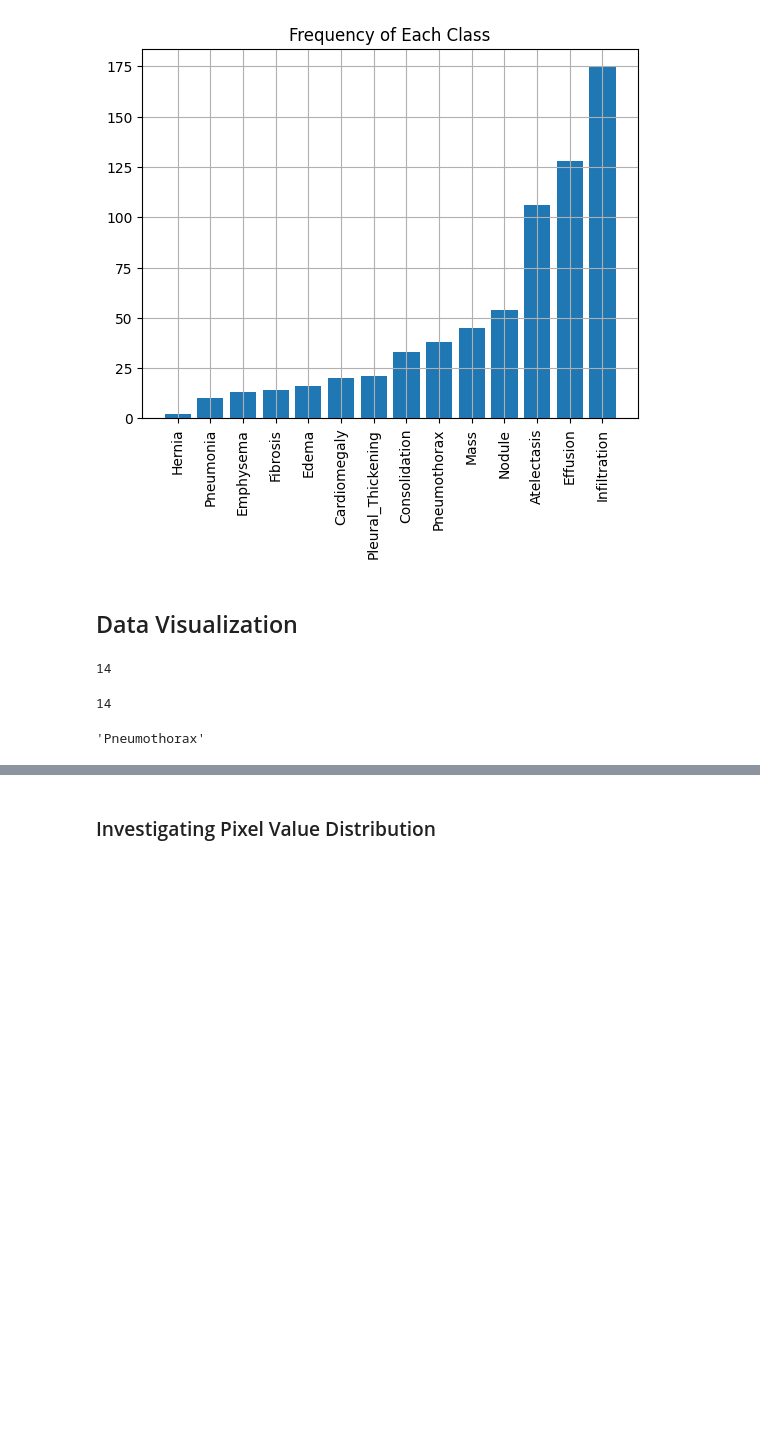
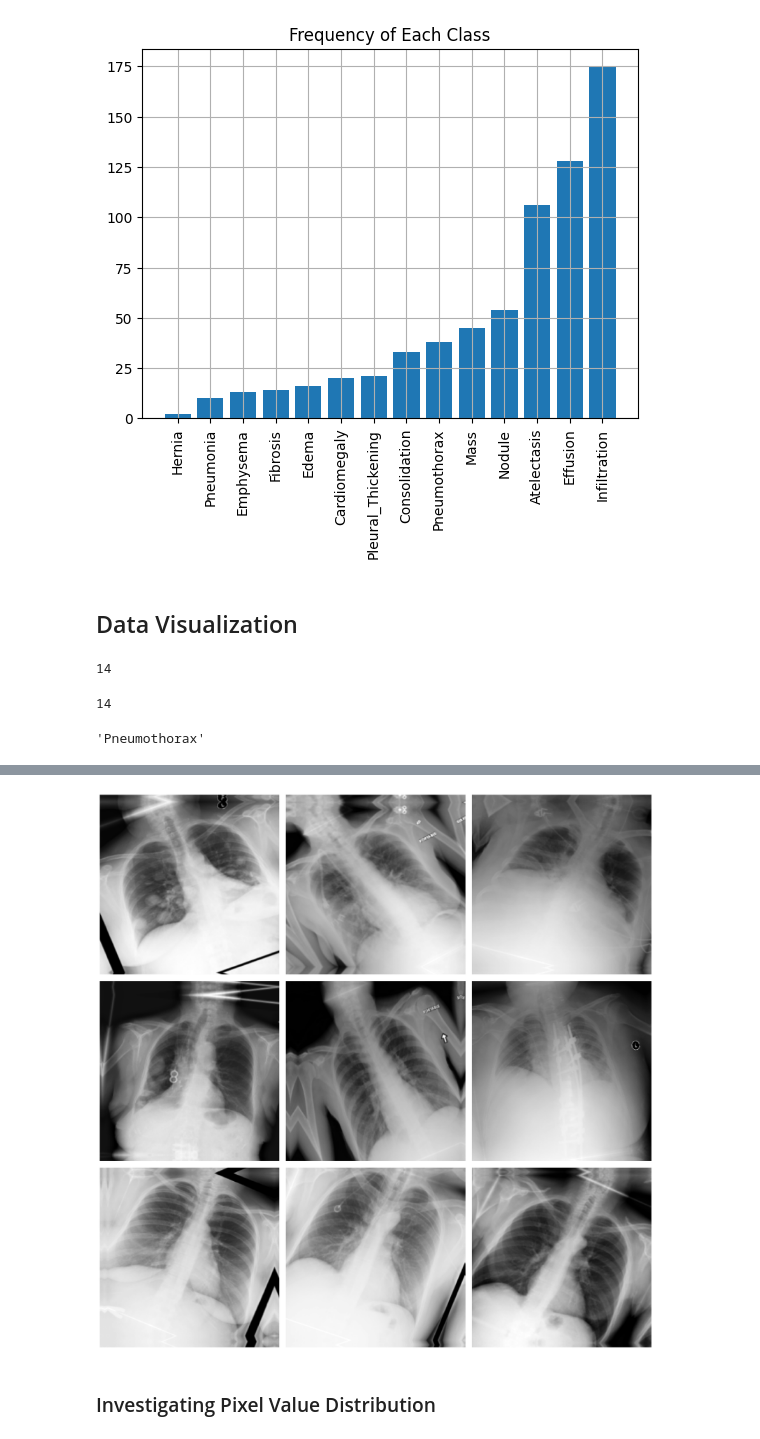
Before and after one commit to vivekpatel99/chest-x-ray-diagnosis-Multi-label-binary-classification, a Jupyter notebook: notebooks/01_exploratory_data_analysis.ipynb, the cells around one changed output, grey strips where cells are left out. Cells and saved outputs as stored; diff of their text form; code cells hidden in the pictures; blank space fills up the shorter version.

```diff
--- a/notebooks/01_exploratory_data_analysis.ipynb
+++ b/notebooks/01_exploratory_data_analysis.ipynb
@@ -275,0 +283,10 @@ img.min(),img.max(), img.mean(),img.std()
+# %%
+def load_image(image_name, label):
+    full_path = tf.strings.join([f'{IMAGE_DIR}/', image_name])
+    image = tf.io.read_file(full_path)
+    image = tf.image.decode_jpeg(image)
+    image = tf.image.resize(image, [IMAGE_SIZE, IMAGE_SIZE])  # Resize to the desired size
+    return image, label
+
+train_ds = tf.data.Dataset.from_tensor_slices((train_df.Image.values,  train_df_labels.values))
+train_ds = train_ds.map(load_image)
@@ -276,3 +315,32 @@ img.min(),img.max(), img.mean(),img.std()
+# %%
+data_augmentation = tf.keras.Sequential([
+            tf.keras.layers.RandomRotation(0.10),
+            tf.keras.layers.RandomTranslation(0.05, 0.05),
+            tf.keras.layers.RandomZoom(0.1, 0.1)
+])
+aug_train_ds = train_ds.map(lambda x, y: (data_augmentation(x), y))
+# %%
+aug_dataset = list(aug_train_ds.as_numpy_iterator())
+# %%
+import random
+
+IMAGE_NUM = 9
+
+random_range = random.sample(range(0, len(aug_dataset)), IMAGE_NUM)
+
+# random_images = [np.random.choice(images) for _ in range(IMAGE_NUM)]
+
+plt.figure(figsize=(15, 15))
+
+for i, idx in enumerate(random_range):
+    plt.subplot(3, 3, i + 1)
+    plt.imshow(aug_dataset[idx][0], cmap="gray")
+    plt.axis("off")
+
+plt.tight_layout()
+plt.show()
+# %% [output]
+[figure, added]
 # %% [markdown]
 ### Investigating Pixel Value Distribution
 # %%
```
Also changed, not shown: parts of 13 cells of this notebook, 2 other files.
